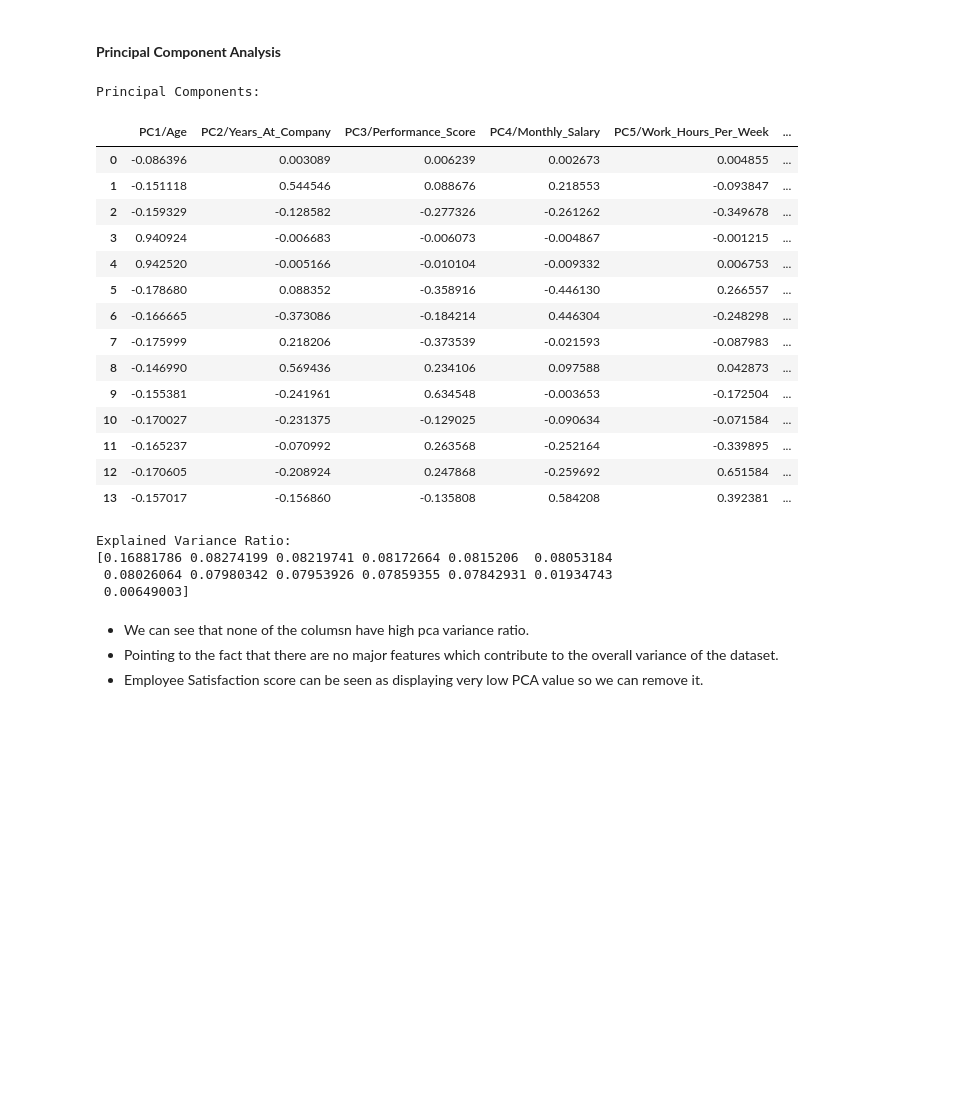
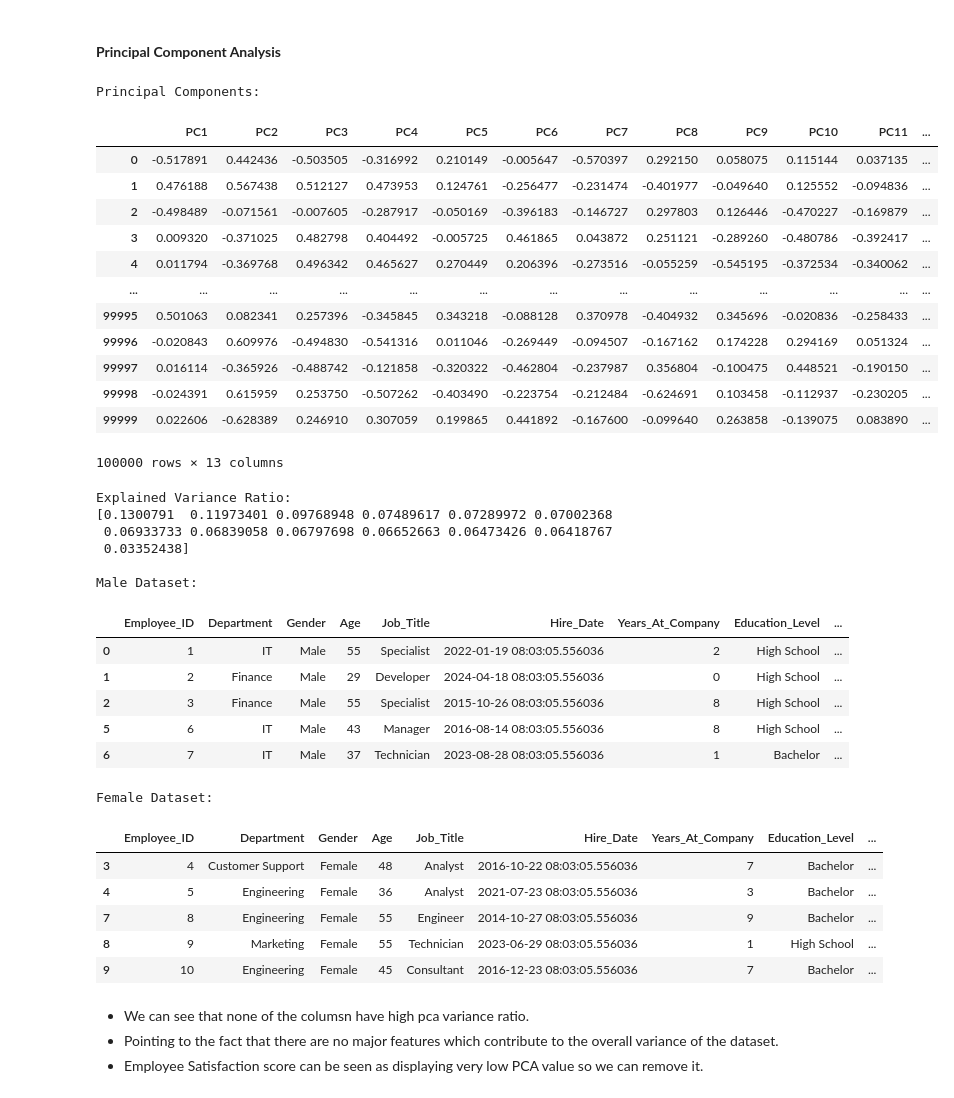
Before and after one commit to sreehariprathap/Data-Analysis--Maths---Algorithms, a Jupyter notebook: Week-10/GroupPresentation-4.ipynb, the cells around one changed output. Drawn from its saved outputs; the diff is of its cells as text; code cells hidden in the pictures; blank space fills up the shorter version.

Commit message:
added male nd female differenciation

```diff
--- a/Week-10/GroupPresentation-4.ipynb
+++ b/Week-10/GroupPresentation-4.ipynb
@@ -170,47 +238,78 @@ print(df_corr_removed.shape)
 # %% [markdown]
 #### **Principal Component Analysis**
 # %%
+import pandas as pd
+from sklearn.preprocessing import MinMaxScaler
 from sklearn.decomposition import PCA
 
-df_numeric = df.select_dtypes(include=['number']).corr()
+# Assuming 'df' is your main DataFrame
+# Step 1: Select numeric columns and remove 'Employee_ID'
+df_numeric = df.select_dtypes(include=['number']).drop(columns=['Employee_ID'], errors='ignore')
 
-df_numeric = df_numeric.drop(columns=['Employee_ID'])
-
+# Step 2: Scale the data using MinMaxScaler
 scaler = MinMaxScaler()
 scaled_data = scaler.fit_transform(df_numeric)
+
+# Step 3: Apply PCA
 pca = PCA()
 principal_components = pca.fit_transform(scaled_data)
-# Step 3: Create a DataFrame of Principal Components
-principal_df = pd.DataFrame(principal_components, columns=[f'PC{i+1}/{col_name}' for i, col_name in enumerate(df_numeric.columns)])
+
+# Create a DataFrame of Principal Components
+principal_df = pd.DataFrame(principal_components, columns=[f'PC{i+1}' for i in range(principal_components.shape[1])])
 
 # Step 4: Explained Variance Ratio
 explained_variance = pca.explained_variance_ratio_
 
 print("Principal Components:")
 display(principal_df)
+
 print("\nExplained Variance Ratio:")
 print(explained_variance)
+
+# Step 5: Create separate datasets for male and female employees
+df_male = df[df['Gender'] == 'Male']
+df_female = df[df['Gender'] == 'Female']
+
+# Display summary of male and female datasets
+print("\nMale Dataset:")
+display(df_male.head())
+
+print("\nFemale Dataset:")
+display(df_female.head())
 # %% [output]
 Principal Components:
-|  | PC1/Age | PC2/Years_At_Company | PC3/Performance_Score | PC4/Monthly_Salary | PC5/Work_Hours_Per_Week | ... |
-| 0 | -0.086396 | 0.003089 | 0.006239 | 0.002673 | 0.004855 | ... |
-| 1 | -0.151118 | 0.544546 | 0.088676 | 0.218553 | -0.093847 | ... |
-| 2 | -0.159329 | -0.128582 | -0.277326 | -0.261262 | -0.349678 | ... |
-| 3 | 0.940924 | -0.006683 | -0.006073 | -0.004867 | -0.001215 | ... |
-| 4 | 0.942520 | -0.005166 | -0.010104 | -0.009332 | 0.006753 | ... |
-| 5 | -0.178680 | 0.088352 | -0.358916 | -0.446130 | 0.266557 | ... |
-| 6 | -0.166665 | -0.373086 | -0.184214 | 0.446304 | -0.248298 | ... |
-| 7 | -0.175999 | 0.218206 | -0.373539 | -0.021593 | -0.087983 | ... |
-| 8 | -0.146990 | 0.569436 | 0.234106 | 0.097588 | 0.042873 | ... |
-| 9 | -0.155381 | -0.241961 | 0.634548 | -0.003653 | -0.172504 | ... |
-| 10 | -0.170027 | -0.231375 | -0.129025 | -0.090634 | -0.071584 | ... |
-| 11 | -0.165237 | -0.070992 | 0.263568 | -0.252164 | -0.339895 | ... |
-| 12 | -0.170605 | -0.208924 | 0.247868 | -0.259692 | 0.651584 | ... |
-| 13 | -0.157017 | -0.156860 | -0.135808 | 0.584208 | 0.392381 | ... |
+|  | PC1 | PC2 | PC3 | PC4 | PC5 | PC6 | PC7 | PC8 | PC9 | PC10 | PC11 | ... |
+| 0 | -0.517891 | 0.442436 | -0.503505 | -0.316992 | 0.210149 | -0.005647 | -0.570397 | 0.292150 | 0.058075 | 0.115144 | 0.037135 | ... |
+| 1 | 0.476188 | 0.567438 | 0.512127 | 0.473953 | 0.124761 | -0.256477 | -0.231474 | -0.401977 | -0.049640 | 0.125552 | -0.094836 | ... |
+| 2 | -0.498489 | -0.071561 | -0.007605 | -0.287917 | -0.050169 | -0.396183 | -0.146727 | 0.297803 | 0.126446 | -0.470227 | -0.169879 | ... |
+| 3 | 0.009320 | -0.371025 | 0.482798 | 0.404492 | -0.005725 | 0.461865 | 0.043872 | 0.251121 | -0.289260 | -0.480786 | -0.392417 | ... |
+| 4 | 0.011794 | -0.369768 | 0.496342 | 0.465627 | 0.270449 | 0.206396 | -0.273516 | -0.055259 | -0.545195 | -0.372534 | -0.340062 | ... |
+| ... | ... | ... | ... | ... | ... | ... | ... | ... | ... | ... | ... | ... |
+| 99995 | 0.501063 | 0.082341 | 0.257396 | -0.345845 | 0.343218 | -0.088128 | 0.370978 | -0.404932 | 0.345696 | -0.020836 | -0.258433 | ... |
+| 99996 | -0.020843 | 0.609976 | -0.494830 | -0.541316 | 0.011046 | -0.269449 | -0.094507 | -0.167162 | 0.174228 | 0.294169 | 0.051324 | ... |
+| 99997 | 0.016114 | -0.365926 | -0.488742 | -0.121858 | -0.320322 | -0.462804 | -0.237987 | 0.356804 | -0.100475 | 0.448521 | -0.190150 | ... |
+| 99998 | -0.024391 | 0.615959 | 0.253750 | -0.507262 | -0.403490 | -0.223754 | -0.212484 | -0.624691 | 0.103458 | -0.112937 | -0.230205 | ... |
+| 99999 | 0.022606 | -0.628389 | 0.246910 | 0.307059 | 0.199865 | 0.441892 | -0.167600 | -0.099640 | 0.263858 | -0.139075 | 0.083890 | ... |
-Explained Variance Ratio:
-[0.16881786 0.08274199 0.08219741 0.08172664 0.0815206  0.08053184
- 0.08026064 0.07980342 0.07953926 0.07859355 0.07842931 0.01934743
- 0.00649003]
+100000 rows × 13 columns
+Explained Variance Ratio:
+[0.1300791  0.11973401 0.09768948 0.07489617 0.07289972 0.07002368
+ 0.06933733 0.06839058 0.06797698 0.06652663 0.06473426 0.06418767
+ 0.03352438]
+
+Male Dataset:
+|  | Employee_ID | Department | Gender | Age | Job_Title | Hire_Date | Years_At_Company | Education_Level | ... |
+| 0 | 1 | IT | Male | 55 | Specialist | 2022-01-19 08:03:05.556036 | 2 | High School | ... |
+| 1 | 2 | Finance | Male | 29 | Developer | 2024-04-18 08:03:05.556036 | 0 | High School | ... |
+| 2 | 3 | Finance | Male | 55 | Specialist | 2015-10-26 08:03:05.556036 | 8 | High School | ... |
+| 5 | 6 | IT | Male | 43 | Manager | 2016-08-14 08:03:05.556036 | 8 | High School | ... |
+| 6 | 7 | IT | Male | 37 | Technician | 2023-08-28 08:03:05.556036 | 1 | Bachelor | ... |
+Female Dataset:
+|  | Employee_ID | Department | Gender | Age | Job_Title | Hire_Date | Years_At_Company | Education_Level | ... |
+| 3 | 4 | Customer Support | Female | 48 | Analyst | 2016-10-22 08:03:05.556036 | 7 | Bachelor | ... |
+| 4 | 5 | Engineering | Female | 36 | Analyst | 2021-07-23 08:03:05.556036 | 3 | Bachelor | ... |
+| 7 | 8 | Engineering | Female | 55 | Engineer | 2014-10-27 08:03:05.556036 | 9 | Bachelor | ... |
+| 8 | 9 | Marketing | Female | 55 | Technician | 2023-06-29 08:03:05.556036 | 1 | High School | ... |
+| 9 | 10 | Engineering | Female | 45 | Consultant | 2016-12-23 08:03:05.556036 | 7 | Bachelor | ... |
 # %% [markdown]
 - We can see that none of the columsn have high pca variance ratio.
 - Pointing to the fact that there are no major features which contribute to the overall variance of the dataset.
```
Also changed, not shown: parts of 12 cells of this notebook.
